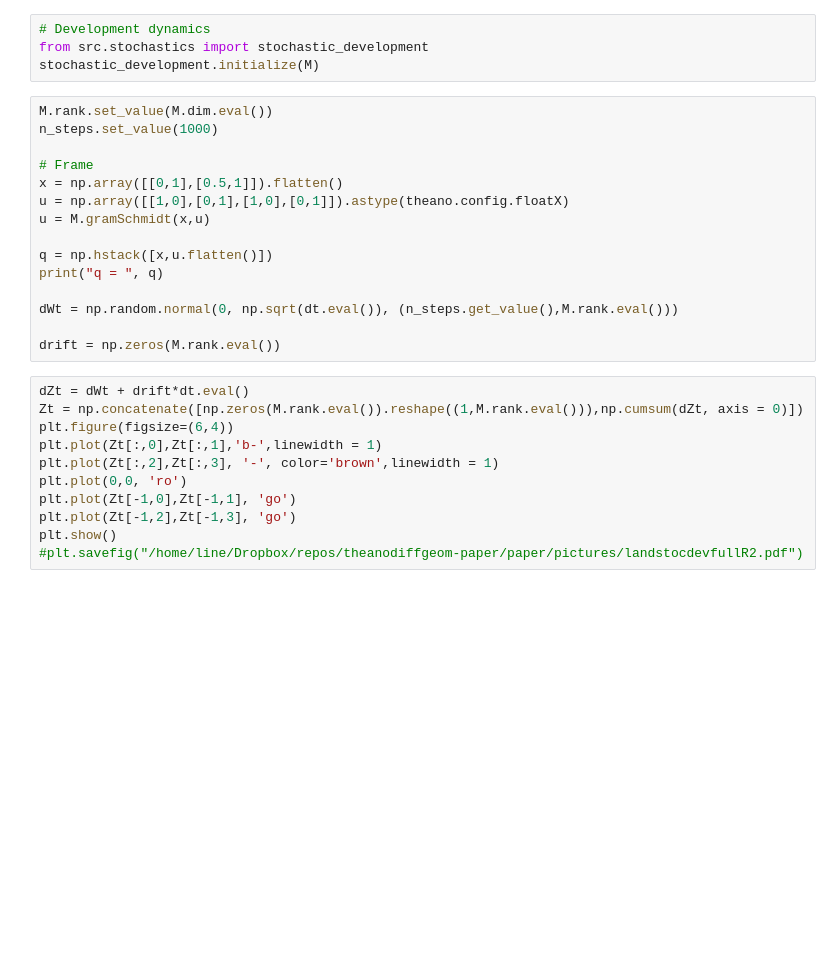
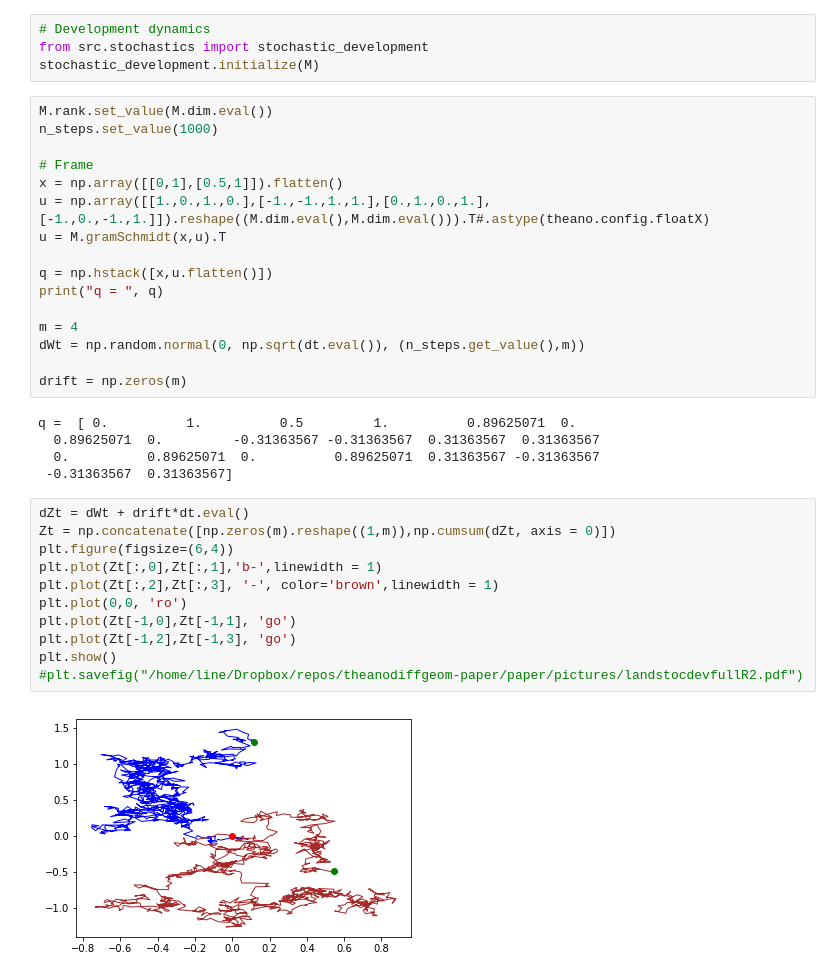
Before and after one commit to SomeoneSerge/theanogeometry, a Jupyter notebook: LDDMM_stochastics.ipynb, the cells around one changed output. Saved outputs shown, nothing was run; the diff lists cells and outputs as text; blank space fills up the shorter version.

```diff
--- a/LDDMM_stochastics.ipynb
+++ b/LDDMM_stochastics.ipynb
@@ -96,26 +117,34 @@ n_steps.set_value(1000)
 
 # Frame
 x = np.array([[0,1],[0.5,1]]).flatten()
-u = np.array([[1,0],[0,1],[1,0],[0,1]]).astype(theano.config.floatX)
-u = M.gramSchmidt(x,u)
+u = np.array([[1.,0.,1.,0.],[-1.,-1.,1.,1.],[0.,1.,0.,1.],[-1.,0.,-1.,1.]]).reshape((M.dim.eval(),M.dim.eval())).T#.astype(theano.config.floatX)
+u = M.gramSchmidt(x,u).T
 
 q = np.hstack([x,u.flatten()])
 print("q = ", q)
 
-dWt = np.random.normal(0, np.sqrt(dt.eval()), (n_steps.get_value(),M.rank.eval()))
+m = 4
+dWt = np.random.normal(0, np.sqrt(dt.eval()), (n_steps.get_value(),m))
 
-drift = np.zeros(M.rank.eval())
+drift = np.zeros(m)
+# %% [output]
+q =  [ 0.          1.          0.5         1.          0.89625071  0.
+  0.89625071  0.         -0.31363567 -0.31363567  0.31363567  0.31363567
+  0.          0.89625071  0.          0.89625071  0.31363567 -0.31363567
+ -0.31363567  0.31363567]
 # %%
 dZt = dWt + drift*dt.eval()
-Zt = np.concatenate([np.zeros(M.rank.eval()).reshape((1,M.rank.eval())),np.cumsum(dZt, axis = 0)])
+Zt = np.concatenate([np.zeros(m).reshape((1,m)),np.cumsum(dZt, axis = 0)])
 plt.figure(figsize=(6,4))
 plt.plot(Zt[:,0],Zt[:,1],'b-',linewidth = 1)
 plt.plot(Zt[:,2],Zt[:,3], '-', color='brown',linewidth = 1)
 plt.plot(0,0, 'ro')
 plt.plot(Zt[-1,0],Zt[-1,1], 'go')
 plt.plot(Zt[-1,2],Zt[-1,3], 'go')
 plt.show()
 #plt.savefig("/home/line/Dropbox/repos/theanodiffgeom-paper/paper/pictures/landstocdevfullR2.pdf")
+# %% [output]
+[figure, added]
 # %%
 # test stochastic development
 qsv = M.stoc_devf(q,dWt,drift)
```
Also changed, not shown: parts of 7 cells of this notebook, 1 other file.
